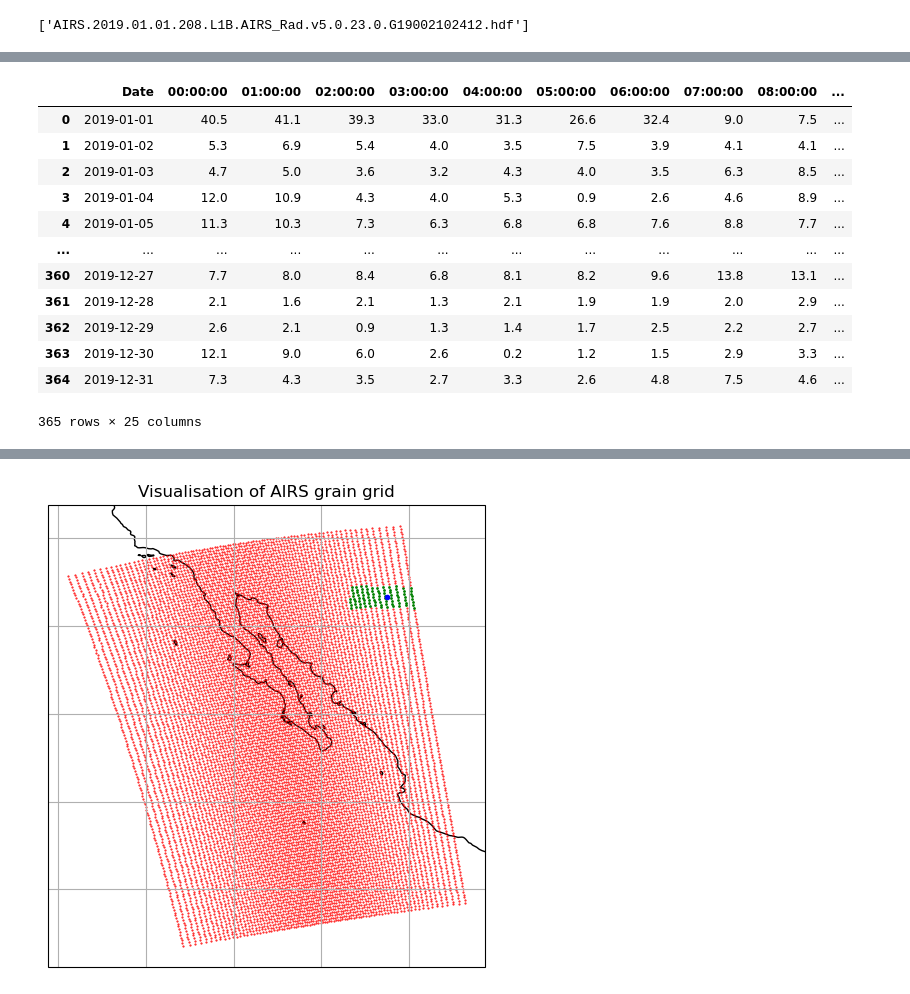
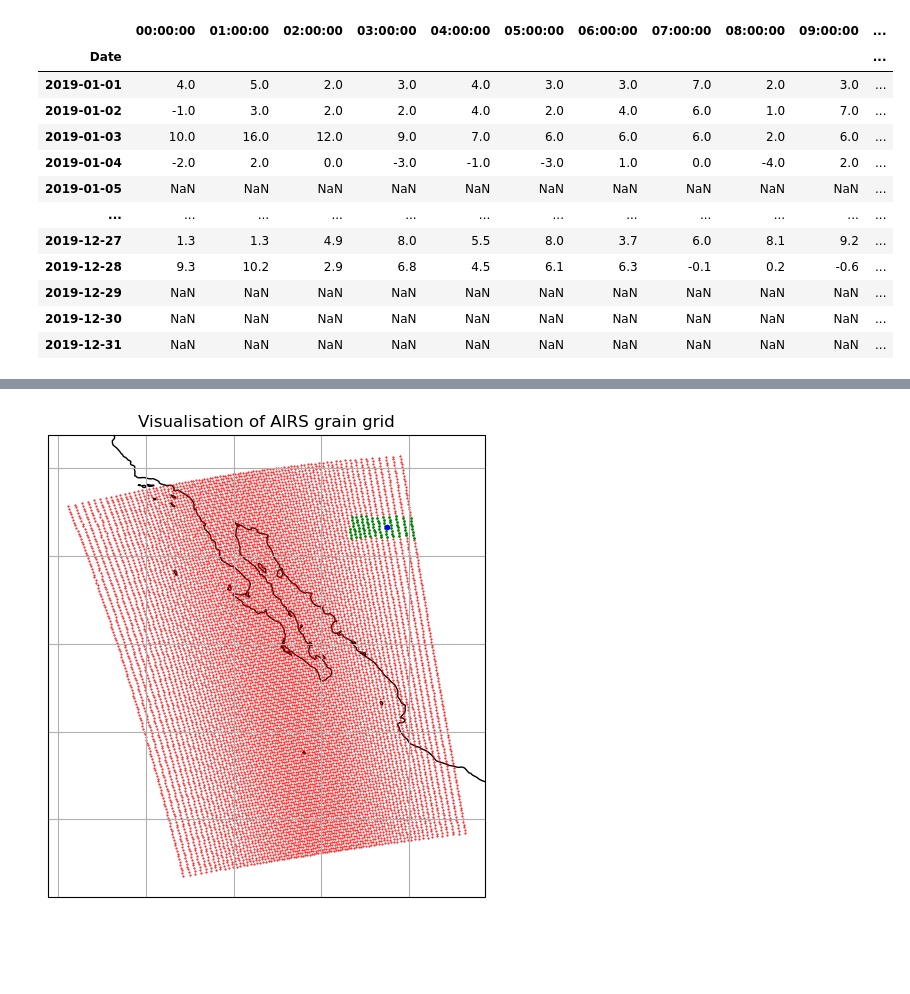
Before and after one commit to ChristopherLovepeace/dust_score_master_thesis, a Jupyter notebook: dust_score_validation.ipynb, the cells around one changed output, grey strips where cells are left out. Cells and saved outputs as stored; diff of their text form; code cells hidden in the pictures; blank space fills up the shorter version.

Commit message:
Everything made easier to read

```diff
--- a/dust_score_validation.ipynb
+++ b/dust_score_validation.ipynb
@@ -5,21 +5,63 @@ from pyhdf.SD import SD
 import pandas as pd
 from datetime import datetime, time, timedelta
 import re
+
+# Path and Variable declarations
+# External harddrive path
 #file_ext= "D:\\NASAdataSocorroHueco"
+
+# Internal testing folder
 file_ext=r"C:\Users\Zelda64\Documents\Programming\dust_solar_power\AIRS"
-sys.path[0]
+#sort file list
 file_list=sorted(os.listdir(file_ext)[1:])
 test_list=file_list[:1]
 test_list
+
+# File names for TECQ PM2.5 stations in West Texas
+file_name_cams49=r'CAMS_49_SocorroHueco.xlsx'
+file_name_cams1028=r'CAMS_1028_Lubbock.xlsx'
+
+# Coordinates for TECQ stations
+CAMS49 = [31.6676,-106.288]
+CAMS1028 = [33.5856, -101.78]
+
+# Array of matched PM to dust_score
+dust_score_pm_matches=[]
-# %% [output]
-['AIRS.2019.01.01.208.L1B.AIRS_Rad.v5.0.23.0.G19002102412.hdf']
 # %%
+
+def read_xlsx_tecq(file_name):
+    """
+    Function for reading xlsx TECQ file in the same file path as the jupyter notebook
+    Dataframe elements are coerced to numeric, leaving NaN values present
+    The 'Date' columns is set as the index, this helps to search rows by datetime later
+    Row indices and column headers are datetime objects
+
+    Parameters:
+        files_name (str): name of file
+    """
+    tecq_df=pd.read_excel(os.path.join(sys.path[0],file_name))
+    for col in tecq_df.columns[1:]:
+        tecq_df[col]=pd.to_numeric(tecq_df[col], errors='coerce')
+    tecq_df.set_index('Date', inplace=True)
+    return tecq_df
+
+# Read both TECQ files into dataframes
+tecq_cams49 = read_xlsx_tecq(file_name_cams49)
+tecq_cams1028= read_xlsx_tecq(file_name_cams1028)
 #tecq_cams49.info()
-tecq_cams49=pd.read_excel(os.path.join(sys.path[0],r'CAMS_49_SocorroHueco.xlsx'))
-tecq_cams49['Date']
-print(tecq_cams49.columns[1:])
-for col in tecq_cams49.columns[1:]:
-    tecq_cams49[col]=pd.to_numeric(tecq_cams49[col], errors='coerce')
-#rint(pd.to_numeric(tecq_cams49[tecq_cams49.columns], errors='coerce'))
 tecq_cams49
+tecq_cams1028
 # %% [output]
+|  | 00:00:00 | 01:00:00 | 02:00:00 | 03:00:00 | 04:00:00 | 05:00:00 | 06:00:00 | 07:00:00 | 08:00:00 | 09:00:00 | ... |
+| Date |  |  |  |  |  |  |  |  |  |  | ... |
+| 2019-01-01 | 4.0 | 5.0 | 2.0 | 3.0 | 4.0 | 3.0 | 3.0 | 7.0 | 2.0 | 3.0 | ... |
+| 2019-01-02 | -1.0 | 3.0 | 2.0 | 2.0 | 4.0 | 2.0 | 4.0 | 6.0 | 1.0 | 7.0 | ... |
+| 2019-01-03 | 10.0 | 16.0 | 12.0 | 9.0 | 7.0 | 6.0 | 6.0 | 6.0 | 2.0 | 6.0 | ... |
+| 2019-01-04 | -2.0 | 2.0 | 0.0 | -3.0 | -1.0 | -3.0 | 1.0 | 0.0 | -4.0 | 2.0 | ... |
+| 2019-01-05 | NaN | NaN | NaN | NaN | NaN | NaN | NaN | NaN | NaN | NaN | ... |
+| ... | ... | ... | ... | ... | ... | ... | ... | ... | ... | ... | ... |
+| 2019-12-27 | 1.3 | 1.3 | 4.9 | 8.0 | 5.5 | 8.0 | 3.7 | 6.0 | 8.1 | 9.2 | ... |
+| 2019-12-28 | 9.3 | 10.2 | 2.9 | 6.8 | 4.5 | 6.1 | 6.3 | -0.1 | 0.2 | -0.6 | ... |
+| 2019-12-29 | NaN | NaN | NaN | NaN | NaN | NaN | NaN | NaN | NaN | NaN | ... |
+| 2019-12-30 | NaN | NaN | NaN | NaN | NaN | NaN | NaN | NaN | NaN | NaN | ... |
+| 2019-12-31 | NaN | NaN | NaN | NaN | NaN | NaN | NaN | NaN | NaN | NaN | ... |
@@ -31,13 +68,0 @@ Index([00:00:00, 01:00:00, 02:00:00, 03:00:00, 04:00:00, 05:00:00, 06:00:00,
-|  | Date | 00:00:00 | 01:00:00 | 02:00:00 | 03:00:00 | 04:00:00 | 05:00:00 | 06:00:00 | 07:00:00 | 08:00:00 | ... |
-| 0 | 2019-01-01 | 40.5 | 41.1 | 39.3 | 33.0 | 31.3 | 26.6 | 32.4 | 9.0 | 7.5 | ... |
-| 1 | 2019-01-02 | 5.3 | 6.9 | 5.4 | 4.0 | 3.5 | 7.5 | 3.9 | 4.1 | 4.1 | ... |
-| 2 | 2019-01-03 | 4.7 | 5.0 | 3.6 | 3.2 | 4.3 | 4.0 | 3.5 | 6.3 | 8.5 | ... |
-| 3 | 2019-01-04 | 12.0 | 10.9 | 4.3 | 4.0 | 5.3 | 0.9 | 2.6 | 4.6 | 8.9 | ... |
-| 4 | 2019-01-05 | 11.3 | 10.3 | 7.3 | 6.3 | 6.8 | 6.8 | 7.6 | 8.8 | 7.7 | ... |
-| ... | ... | ... | ... | ... | ... | ... | ... | ... | ... | ... | ... |
-| 360 | 2019-12-27 | 7.7 | 8.0 | 8.4 | 6.8 | 8.1 | 8.2 | 9.6 | 13.8 | 13.1 | ... |
-| 361 | 2019-12-28 | 2.1 | 1.6 | 2.1 | 1.3 | 2.1 | 1.9 | 1.9 | 2.0 | 2.9 | ... |
-| 362 | 2019-12-29 | 2.6 | 2.1 | 0.9 | 1.3 | 1.4 | 1.7 | 2.5 | 2.2 | 2.7 | ... |
-| 363 | 2019-12-30 | 12.1 | 9.0 | 6.0 | 2.6 | 0.2 | 1.2 | 1.5 | 2.9 | 3.3 | ... |
-| 364 | 2019-12-31 | 7.3 | 4.3 | 3.5 | 2.7 | 3.3 | 2.6 | 4.8 | 7.5 | 4.6 | ... |
-365 rows × 25 columns
```
Also changed, not shown: parts of 8 cells of this notebook, 2 other files.
